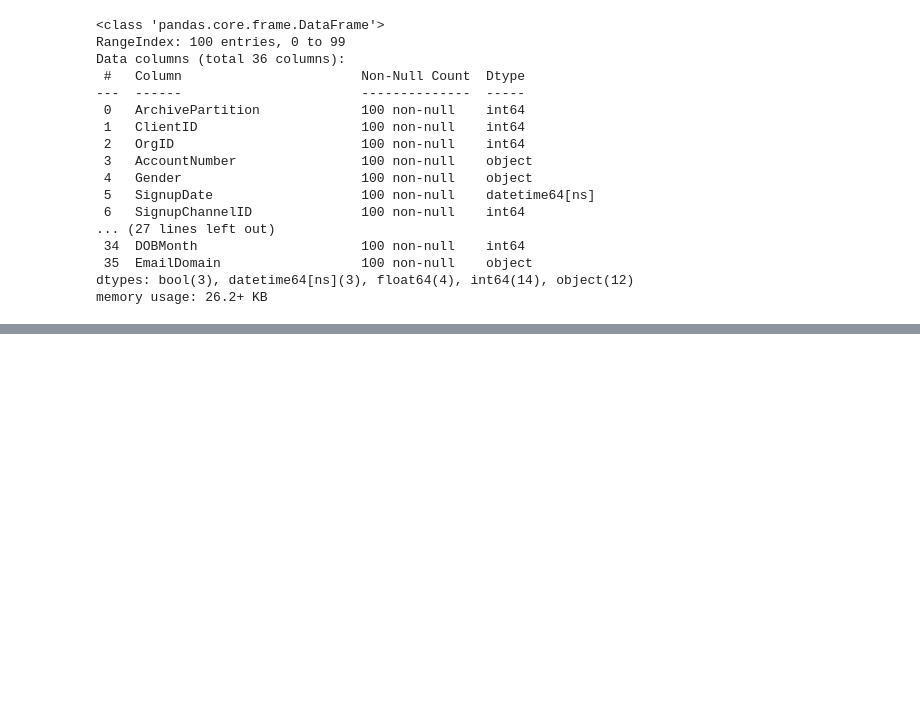
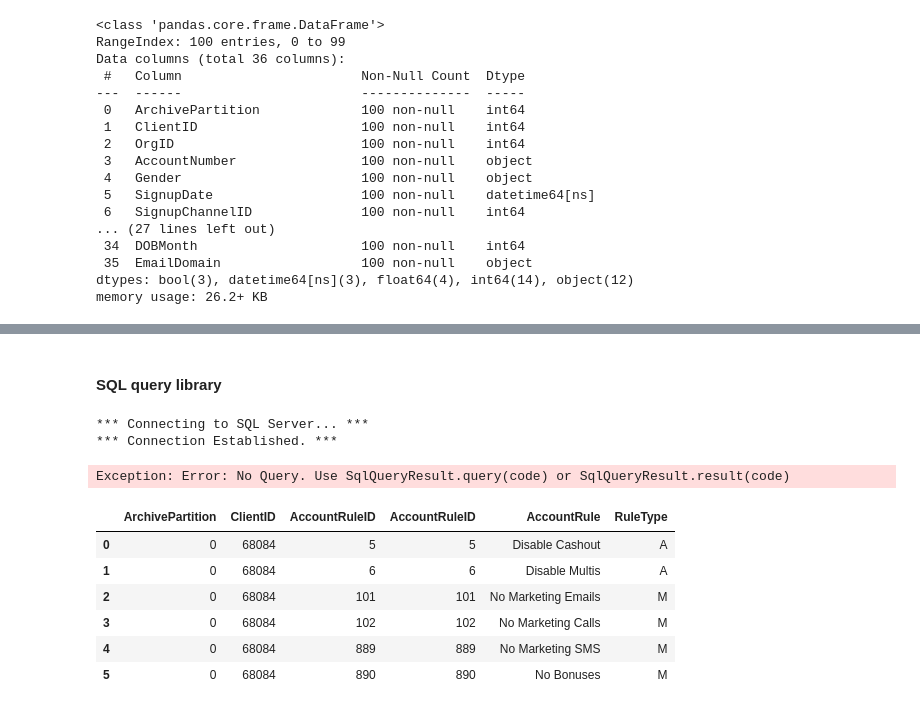
Before and after one commit to zwang2019/BetTube_Project_0, a Jupyter notebook: Exploring Project.ipynb, the cells around one changed output, grey strips where cells are left out. Cells and saved outputs as stored; diff of their text form; code cells hidden in the pictures; blank space fills up the shorter version.

```diff
--- a/Exploring Project.ipynb
+++ b/Exploring Project.ipynb
@@ -189,0 +279,21 @@ memory usage: 26.2+ KB
+# %%
+# info searching
+
+query = '''
+SELECT TOP(10) *
+FROM LAccountRule AS C WITH (NOLOCK)
+OPTION (MAXDOP 1)
+
+'''
+
+
+# Send the SQL Query, and record response as a Pandas dataframe.
+test_sql_query = pd.read_sql_query(query, conn)
+df_raw_test = pd.DataFrame(test_sql_query)
+
+pd.set_option('display.max_columns', None)
+pd.set_option('display.max_rows', None)
+df_raw_test.head(100)
+
+
+# print(df_raw_test.head(100))
@@ -189,0 +312,34 @@ memory usage: 26.2+ KB
+# %% [markdown]
+#### SQL query library
+# %%
+# Testing the SQL query library
+
+# Create the instance and initialization.
+zhao_sql = SqlQueryResult()
+# %% [output]
+*** Connecting to SQL Server... ***
+*** Connection Established. ***
+# %%
+# without query there will be no result
+zhao_sql.result()
+# %% [output]
+Exception: Error: No Query. Use SqlQueryResult.query(code) or SqlQueryResult.result(code)
+# %%
+sql_code = '''
+SELECT *
+FROM RClientAccountRule AS C WITH (NOLOCK)
+JOIN LAccountRule AS LA WITH (NOLOCK) ON C.AccountRuleID = LA.AccountRuleID
+WHERE C.ARCHIVEPARTITION IN (0,1)
+    AND CLIENTID = 68084
+OPTION (MAXDOP 1)
+'''
+# %%
+zhao_sql.query(sql_code)
+# %% [output]
+|  | ArchivePartition | ClientID | AccountRuleID | AccountRuleID | AccountRule | RuleType |
+| 0 | 0 | 68084 | 5 | 5 | Disable Cashout | A |
+| 1 | 0 | 68084 | 6 | 6 | Disable Multis | A |
+| 2 | 0 | 68084 | 101 | 101 | No Marketing Emails | M |
+| 3 | 0 | 68084 | 102 | 102 | No Marketing Calls | M |
+| 4 | 0 | 68084 | 889 | 889 | No Marketing SMS | M |
+| 5 | 0 | 68084 | 890 | 890 | No Bonuses | M |
```
Also changed, not shown: parts of 16 cells of this notebook, 1 other file.
